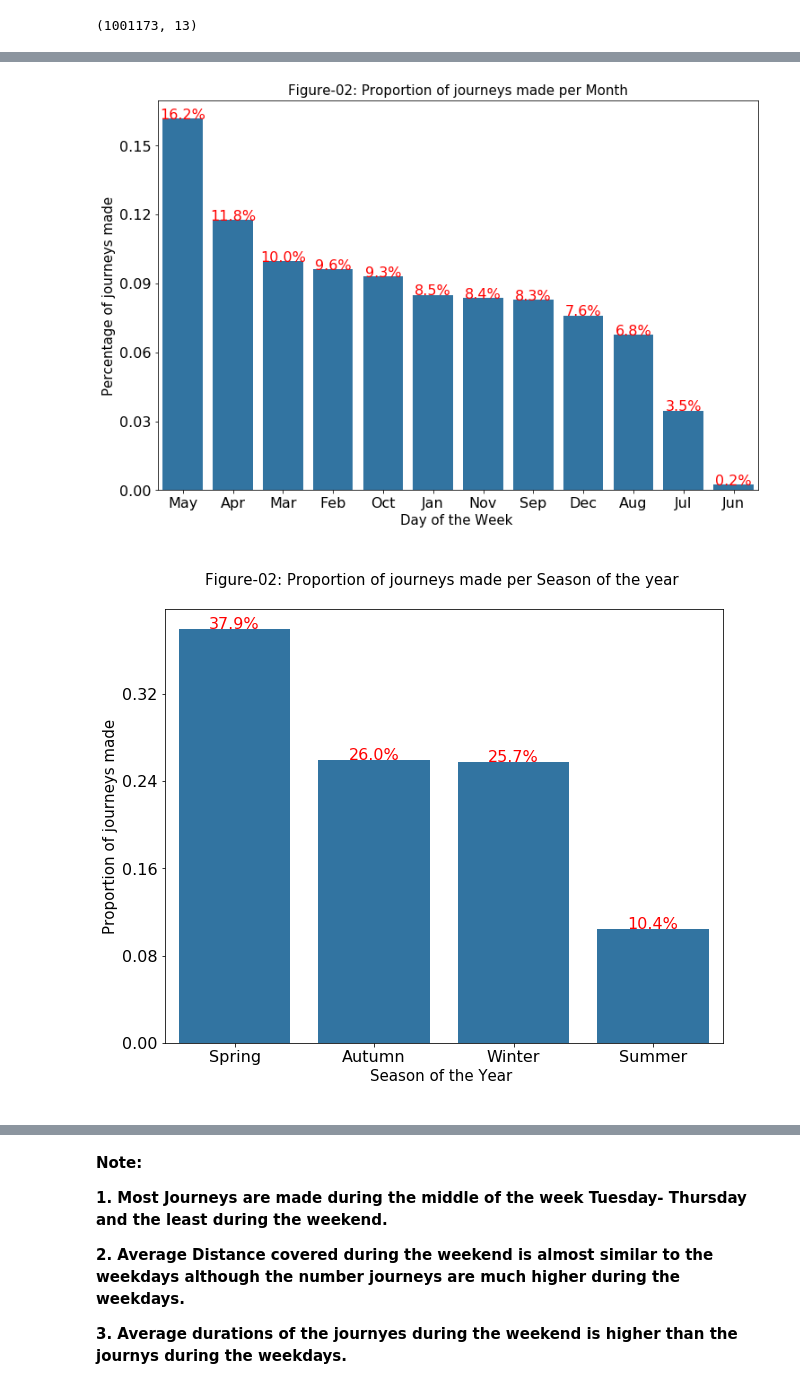
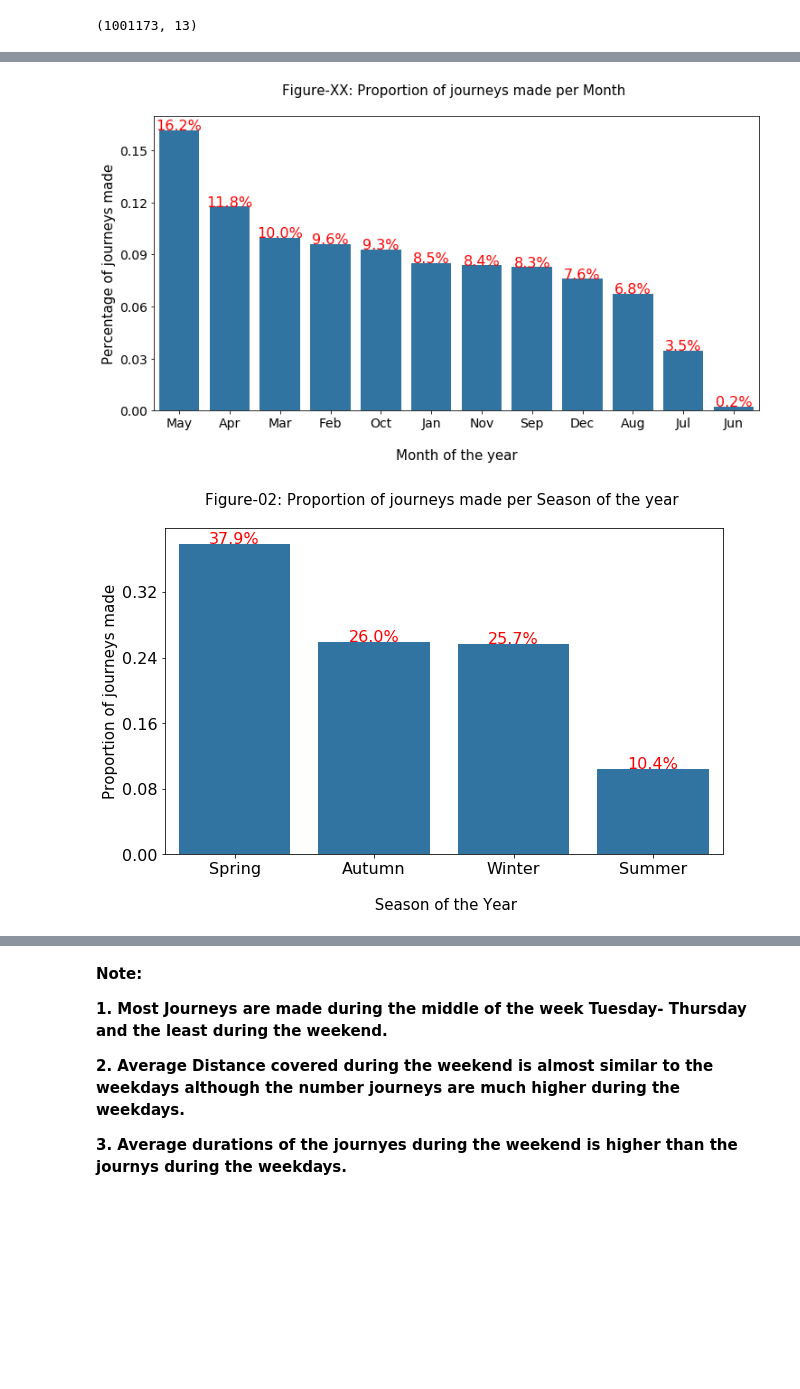
Before and after one commit to jahid-razan/Data-Analyst_Nano_degree_projects, a Jupyter notebook: Data_Story- Time & User Type.ipynb, the cells around one changed output, grey strips where cells are left out. Drawn from its saved outputs; the diff is of its cells as text; code cells hidden in the pictures; blank space fills up the shorter version.

```diff
--- a/Data_Story- Time & User Type.ipynb
+++ b/Data_Story- Time & User Type.ipynb
@@ -130,0 +116,10 @@ sns.countplot(data = avg_duration_per_day , y = 'duration_min')
+# %%
+plt.figure(figsize =[12, 6])
+sns.color_palette()
+base_color = sns.color_palette()[0]
+avg_duration.plot.bar(x='day', y='duration_min', color = base_color)
+plt.xlabel("Day of the week", fontsize=15)
+plt.ylabel("Average duration in minute",fontsize=15)
+plt.title('Figure-XX: Average duration of biking per day \n',fontsize=15)
+plt.rc('xtick',labelsize=14)
+plt.rc('ytick',labelsize=14)
@@ -131,41 +129,41 @@ sns.countplot(data = avg_duration_per_day , y = 'duration_min')
 # %%
 ## Plot Proportion of journeys made per Day
-plt.figure(figsize = [12, 8])
+plt.figure(figsize = [12, 6])
 base_color = sns.color_palette()[1]
 n_points = df_time['month'].value_counts().sum()
 max_count = df_time['month'].value_counts().max()
 max_prop = max_count/ n_points
 
 # generate tick mark locations and names
 tick_props = np.arange(0, max_prop, 0.03)
 tick_names = ['{:0.2f}'.format(v) for v in tick_props]
 
 # create the plot
 base_color = sns.color_palette()[0]
 sns.countplot(data = df_time, x = df_time['month'], color = base_color, order = df_time['month'].value_counts().index )
 plt.yticks(tick_props * n_points, tick_names)
-plt.xlabel("Day of the Week \n ",fontsize=15)
+plt.xlabel(" \nMonth of the year",fontsize=15)
 plt.ylabel("Percentage of journeys made",fontsize=15)
-plt.title('Figure-02: Proportion of journeys made per Month',fontsize=15)
+plt.title('Figure-XX: Proportion of journeys made per Month \n',fontsize=15)
 plt.rc('xtick',labelsize=16)
 plt.rc('ytick',labelsize=16)
 
 # add annotations
 cat_counts = df_time['month'].value_counts()
 locs, labels = plt.xticks() # get the current tick locations and labels
 
 # loop through each pair of locations and labels
 for loc, label in zip(locs, labels):
 
     # get the text property for the label to get the correct count
     count = cat_counts[label.get_text()]
     pct_string = '{:0.1f}%'.format(100*count/n_points)
     plt.text(loc, count+1, pct_string, ha = 'center', color = 'R', fontsize=16)
 # %% [output]
-[figure, old version]
+[figure, new version]
 # %%
 ## Plot the percentage of movie released per quarter
-plt.figure(figsize = [10, 8])
+plt.figure(figsize = [10, 6])
 base_color = sns.color_palette()[1]
 n_points = df_time['season'].value_counts().sum()
 max_count = df_time['season'].value_counts().max()
@@ -179,7 +177,7 @@ tick_names = ['{:0.2f}'.format(v) for v in tick_props]
 base_color = sns.color_palette()[0]
 sns.countplot(data = df_time, x = df_time['season'], color = base_color, order = df_time['season'].value_counts().index )
 plt.yticks(tick_props * n_points, tick_names)
-plt.xlabel("Season of the Year \n",fontsize=15)
+plt.xlabel("\n Season of the Year",fontsize=15)
 plt.ylabel("Proportion of journeys made",fontsize=15)
 plt.title('Figure-02: Proportion of journeys made per Season of the year \n',fontsize=15)
 plt.rc('xtick',labelsize=16)
@@ -197,4 +195,4 @@ for loc, label in zip(locs, labels):
     pct_string = '{:0.1f}%'.format(100*count/n_points)
     plt.text(loc, count+1, pct_string, ha = 'center', color = 'R', fontsize=16)
 # %% [output]
-[figure, old version]
+[figure, new version]
```
Also changed, not shown: parts of 78 cells of this notebook, 3 other files.
